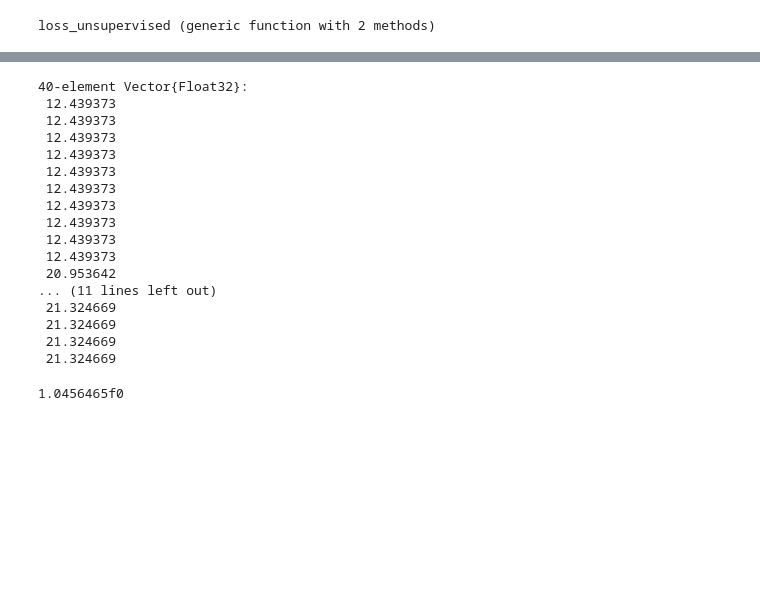
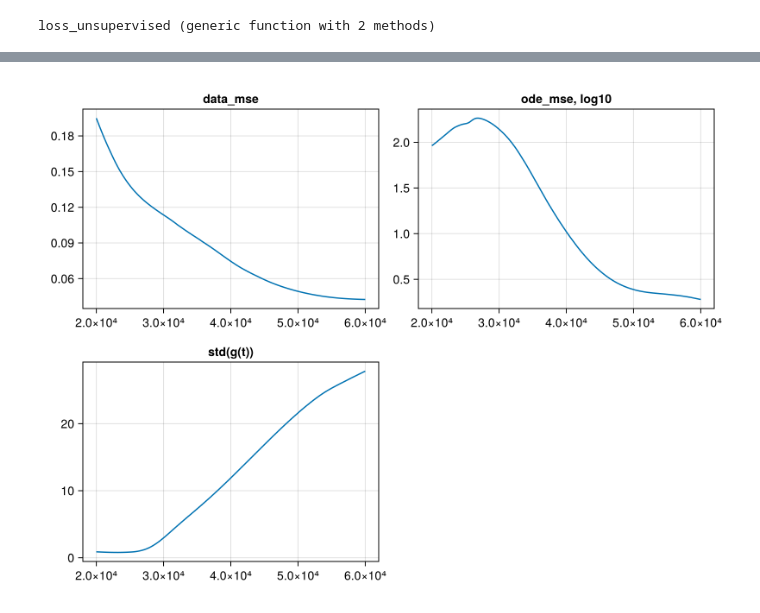
Before and after one commit to Salty-Ramen/PINN-Demo, a Jupyter notebook: Src/Src-Julia/Liparulo-Model-Recovery.ipynb, the cells around one changed output, grey strips where cells are left out. Cells and saved outputs as stored; diff of their text form; code cells hidden in the pictures; blank space fills up the shorter version.

```diff
--- a/Src/Src-Julia/Liparulo-Model-Recovery.ipynb
+++ b/Src/Src-Julia/Liparulo-Model-Recovery.ipynb
@@ -553,25 +421,12 @@ draw(
-# %%
-Y_train;
-smodel(t_train)[2, :]
-# %% [output]
-40-element Vector{Float32}:
- 12.439373
- 12.439373
- 12.439373
- 12.439373
- 12.439373
- 12.439373
- 12.439373
- 12.439373
- 12.439373
- 12.439373
- 20.953642
-... (11 lines left out)
- 21.324669
- 21.324669
- 21.324669
- 21.324669
-# %%
-MSE(Y_train[3,:], smodel(t_train)[3,:], Y_train_std[3])
-# %% [output]
-1.0456465f0
+# %%
+fig = CairoMakie.Figure(size = (800, 600))
+ax1 = CairoMakie.Axis(fig[1,1]; title = "data_mse")
+ax2 = CairoMakie.Axis(fig[1,2]; title = "ode_mse, log10")
+ax3 = CairoMakie.Axis(fig[2,1]; title = "std(g(t))")
+lines!(ax1, iter_hist[200:end], data_mse_hist[200:end], label="data_mse")
+lines!(ax2, iter_hist[200:end], ode_mse_hist[200:end],  label="ode_mse, log10")
+lines!(ax3, iter_hist[200:end], g_std_hist[200:end],    label="std(g(t))")
+
+fig
+# %% [output]
+[figure, added]
```
Also changed, not shown: parts of 24 cells of this notebook.
